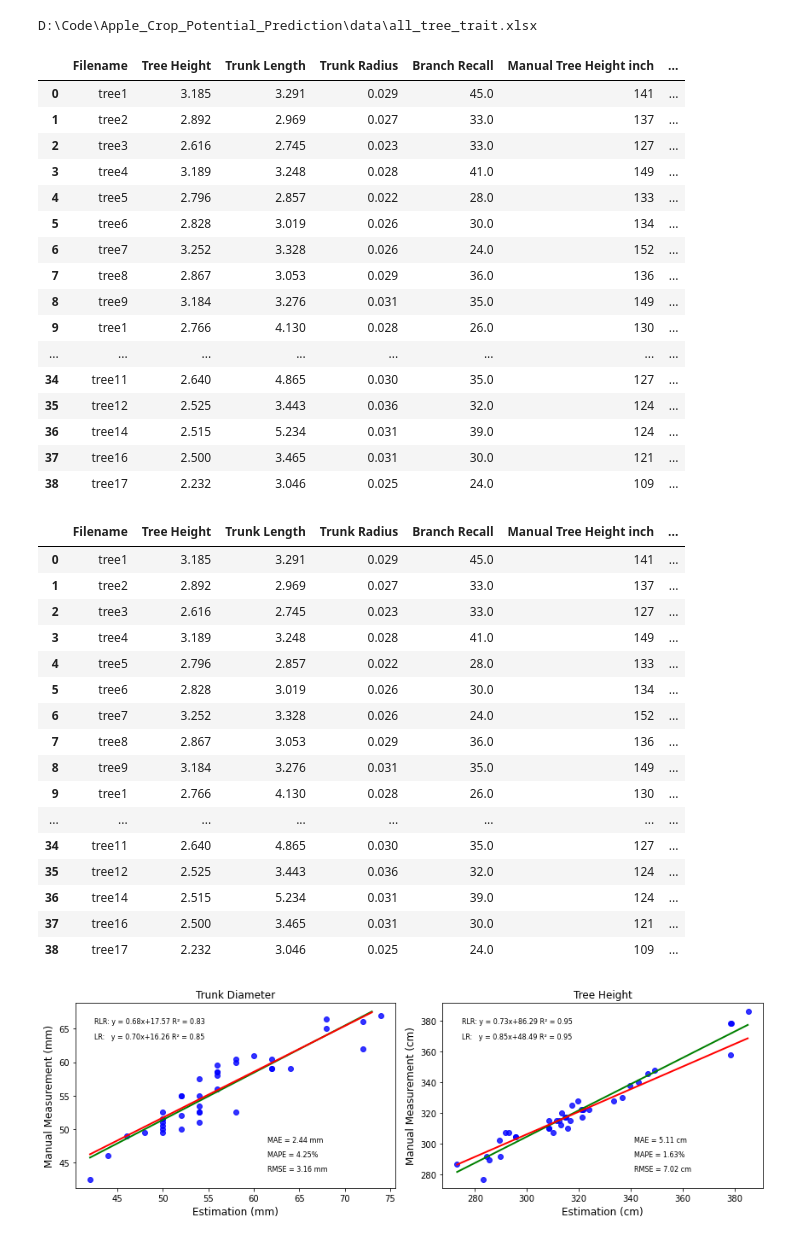
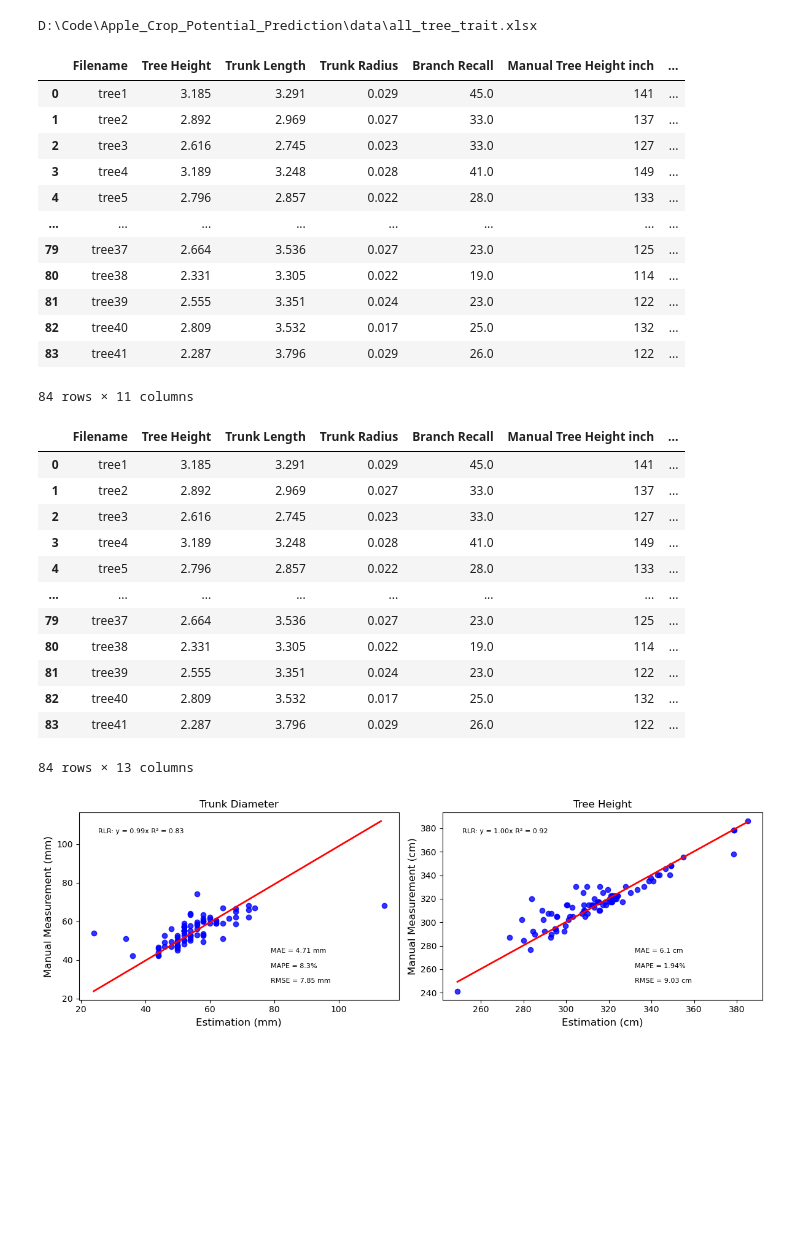
Before and after one commit to suptimq/AppleQSM, a Jupyter notebook: code/notebook/plot_tree_corr.ipynb, the cells around one changed output. Saved outputs shown, nothing was run; the diff lists cells and outputs as text; code cells hidden in the pictures; blank space fills up the shorter version.

```diff
--- a/code/notebook/plot_tree_corr.ipynb
+++ b/code/notebook/plot_tree_corr.ipynb
@@ -20,15 +23,13 @@ from utility import mean_absolute_percentage_error, simple_regplot, plot_linear_
 # %%
 excel_filename = 'all_tree_trait.xlsx'
-exp_id =  '.'
 data_folder = Path(r'D:\Code\Apple_Crop_Potential_Prediction\data')
-save_folder = data_folder / exp_id
-characterization_filepath = data_folder / exp_id / excel_filename
+characterization_filepath = data_folder / excel_filename
 save_folder.mkdir(exist_ok=True)
 print(characterization_filepath)
 # %% [output]
 D:\Code\Apple_Crop_Potential_Prediction\data\all_tree_trait.xlsx
 # %%
-measurement_df = pd.read_excel(characterization_filepath, sheet_name='Tree_Level_Traits_1')
+measurement_df = pd.read_excel(characterization_filepath, sheet_name='All')
 measurement_df
 # %% [output]
 |  | Filename | Tree Height | Trunk Length | Trunk Radius | Branch Recall | Manual Tree Height inch | ... |
@@ -37,17 +38,13 @@ measurement_df
 | 2 | tree3 | 2.616 | 2.745 | 0.023 | 33.0 | 127 | ... |
 | 3 | tree4 | 3.189 | 3.248 | 0.028 | 41.0 | 149 | ... |
 | 4 | tree5 | 2.796 | 2.857 | 0.022 | 28.0 | 133 | ... |
-| 5 | tree6 | 2.828 | 3.019 | 0.026 | 30.0 | 134 | ... |
-| 6 | tree7 | 3.252 | 3.328 | 0.026 | 24.0 | 152 | ... |
-| 7 | tree8 | 2.867 | 3.053 | 0.029 | 36.0 | 136 | ... |
-| 8 | tree9 | 3.184 | 3.276 | 0.031 | 35.0 | 149 | ... |
-| 9 | tree1 | 2.766 | 4.130 | 0.028 | 26.0 | 130 | ... |
 | ... | ... | ... | ... | ... | ... | ... | ... |
-| 34 | tree11 | 2.640 | 4.865 | 0.030 | 35.0 | 127 | ... |
-| 35 | tree12 | 2.525 | 3.443 | 0.036 | 32.0 | 124 | ... |
-| 36 | tree14 | 2.515 | 5.234 | 0.031 | 39.0 | 124 | ... |
-| 37 | tree16 | 2.500 | 3.465 | 0.031 | 30.0 | 121 | ... |
-| 38 | tree17 | 2.232 | 3.046 | 0.025 | 24.0 | 109 | ... |
+| 79 | tree37 | 2.664 | 3.536 | 0.027 | 23.0 | 125 | ... |
+| 80 | tree38 | 2.331 | 3.305 | 0.022 | 19.0 | 114 | ... |
+| 81 | tree39 | 2.555 | 3.351 | 0.024 | 23.0 | 122 | ... |
+| 82 | tree40 | 2.809 | 3.532 | 0.017 | 25.0 | 132 | ... |
+| 83 | tree41 | 2.287 | 3.796 | 0.029 | 26.0 | 122 | ... |
+84 rows × 11 columns
 # %%
 measurement_df['Tree Height Comp'] = measurement_df['Tree Height'] * 1e2 + 60
 measurement_df['Trunk Diameter'] = measurement_df['Trunk Radius'] * 1e3 * 2
@@ -59,62 +56,56 @@ measurement_df
 | 2 | tree3 | 2.616 | 2.745 | 0.023 | 33.0 | 127 | ... |
 | 3 | tree4 | 3.189 | 3.248 | 0.028 | 41.0 | 149 | ... |
 | 4 | tree5 | 2.796 | 2.857 | 0.022 | 28.0 | 133 | ... |
-| 5 | tree6 | 2.828 | 3.019 | 0.026 | 30.0 | 134 | ... |
-| 6 | tree7 | 3.252 | 3.328 | 0.026 | 24.0 | 152 | ... |
-| 7 | tree8 | 2.867 | 3.053 | 0.029 | 36.0 | 136 | ... |
-| 8 | tree9 | 3.184 | 3.276 | 0.031 | 35.0 | 149 | ... |
-| 9 | tree1 | 2.766 | 4.130 | 0.028 | 26.0 | 130 | ... |
 | ... | ... | ... | ... | ... | ... | ... | ... |
-| 34 | tree11 | 2.640 | 4.865 | 0.030 | 35.0 | 127 | ... |
-| 35 | tree12 | 2.525 | 3.443 | 0.036 | 32.0 | 124 | ... |
-| 36 | tree14 | 2.515 | 5.234 | 0.031 | 39.0 | 124 | ... |
-| 37 | tree16 | 2.500 | 3.465 | 0.031 | 30.0 | 121 | ... |
-| 38 | tree17 | 2.232 | 3.046 | 0.025 | 24.0 | 109 | ... |
+| 79 | tree37 | 2.664 | 3.536 | 0.027 | 23.0 | 125 | ... |
+| 80 | tree38 | 2.331 | 3.305 | 0.022 | 19.0 | 114 | ... |
+| 81 | tree39 | 2.555 | 3.351 | 0.024 | 23.0 | 122 | ... |
+| 82 | tree40 | 2.809 | 3.532 | 0.017 | 25.0 | 132 | ... |
+| 83 | tree41 | 2.287 | 3.796 | 0.029 | 26.0 | 122 | ... |
+84 rows × 13 columns
 # %%
-text_in_title_para = {'fontfamily': 'sans-serif', 'fontsize': 12, 'fontweight': 20}
-text_in_figure_para = {'fontfamily': 'sans-serif', 'fontsize': 8, 'fontweight': 20, 'horizontalalignment': 'left', 'verticalalignment': 'center'}
 fig, axes = plt.subplots(nrows=1, ncols=2, figsize=(12,4))
 
+ci = 95
 ax = axes[0]
 x_axis = 'Trunk Diameter' # 'Manual_Vertical_Crotch_Angle-Degree'
 y_axis = 'Diameter'  # 'Vertical_Croth_Angle-Degree'
 
-metrics = evaluation(measurement_df, x=x_axis, y=y_axis)
+metrics = evaluation(measurement_df, x=x_axis, y=y_axis, fit_intercept=False)
 lr_x, lr_y, lr_coef, lr_intercept, lr_score = metrics['LR']
 ransac_lr_x, ransac_lr_y, rlr_coef, rlr_intercept, rlr_score = metrics['RLR']
-sns.regplot(x=x_axis, y=y_axis, data=measurement_df, ci=None, fit_reg=False, robust=False, scatter_kws={"color": "blue"}, line_kws={"color": "red"}, ax=ax)
-ax.plot(lr_x, lr_y, color="green", linewidth=2, label="Linear regressor")
+sns.regplot(x=x_axis, y=y_axis, data=measurement_df, ci=ci, fit_reg=False, robust=False, scatter_kws={"color": "blue"}, line_kws={"color": "red"}, ax=ax)
+# ax.plot(lr_x, lr_y, color="green", linewidth=2, label="Linear regressor")
 ax.plot(ransac_lr_x, ransac_lr_y, color="red", linewidth=2, label="RANSAC regressor")
-ax.text(0.06, 0.9, f'RLR: y = {rlr_coef[0][0]:.2f}x+{rlr_intercept[0]:.2f} R\u00b2 = 0.83', **text_in_figure_para, transform=ax.transAxes)
-ax.text(0.06, 0.82, f'LR:   y = {lr_coef[0][0]:.2f}x+{lr_intercept[0]:.2f} R\u00b2 = {lr_score:.2f}', **text_in_figure_para, transform=ax.transAxes)
+ax.text(0.06, 0.9, f'RLR: y = {rlr_coef[0]:.2f}x R\u00b2 = 0.83', **text_in_figure_para, transform=ax.transAxes)
+# ax.text(0.06, 0.82, f'LR:   y = {lr_coef[0][0]:.2f}x R\u00b2 = {lr_score:.2f}', **text_in_figure_para, transform=ax.transAxes)
 ax.text(0.6, 0.26, f"MAE = {metrics['MAE']} mm", **text_in_figure_para, transform=ax.transAxes)
 ax.text(0.6, 0.18, f"MAPE = {metrics['MAPE']}%", **text_in_figure_para, transform=ax.transAxes)
 ax.text(0.6, 0.1, f"RMSE = {metrics['RMSE']} mm", **text_in_figure_para, transform=ax.transAxes)
 ax.set_title('Trunk Diameter', **text_in_title_para)
 ax.set_xlabel('Estimation (mm)', **text_in_title_para)
 ax.set_ylabel('Manual Measurement (mm)', **text_in_title_para)
 
 ax = axes[1]
 x_axis = 'Tree Height Comp' # 'Manual_Vertical_Crotch_Angle-Degree'
 y_axis = 'Manual Tree Height'  # 'Vertical_Croth_Angle-Degree'
 
-metrics = evaluation(measurement_df, x=x_axis, y=y_axis)
+metrics = evaluation(measurement_df, x=x_axis, y=y_axis, fit_intercept=False)
 lr_x, lr_y, lr_coef, lr_intercept, lr_score = metrics['LR']
 ransac_lr_x, ransac_lr_y, rlr_coef, rlr_intercept, rlr_score = metrics['RLR']
-sns.regplot(x=x_axis, y=y_axis, data=measurement_df, ci=None, fit_reg=False, robust=False, scatter_kws={"color": "blue"}, line_kws={"color": "red"}, ax=ax)
-ax.plot(lr_x, lr_y, color="green", linewidth=2, label="Linear regressor")
+sns.regplot(x=x_axis, y=y_axis, data=measurement_df, ci=ci, fit_reg=False, robust=False, scatter_kws={"color": "blue"}, line_kws={"color": "red"}, ax=ax)
+# ax.plot(lr_x, lr_y, color="green", linewidth=2, label="Linear regressor")
 ax.plot(ransac_lr_x, ransac_lr_y, color="red", linewidth=2, label="RANSAC regressor")
-ax.text(0.06, 0.9, f'RLR: y = {rlr_coef[0][0]:.2f}x+{rlr_intercept[0]:.2f} R\u00b2 = 0.95', **text_in_figure_para, transform=ax.transAxes)
-ax.text(0.06, 0.82, f'LR:   y = {lr_coef[0][0]:.2f}x+{lr_intercept[0]:.2f} R\u00b2 = {lr_score:.2f}', **text_in_figure_para, transform=ax.transAxes)
+ax.text(0.06, 0.9, f'RLR: y = {rlr_coef[0]:.2f}x R\u00b2 = 0.92', **text_in_figure_para, transform=ax.transAxes)
+# ax.text(0.06, 0.82, f'LR:   y = {lr_coef[0][0]:.2f}x R\u00b2 = {lr_score:.2f}', **text_in_figure_para, transform=ax.transAxes)
 ax.text(0.6, 0.26, f"MAE = {metrics['MAE']} cm", **text_in_figure_para, transform=ax.transAxes)
 ax.text(0.6, 0.18, f"MAPE = {metrics['MAPE']}%", **text_in_figure_para, transform=ax.transAxes)
 ax.text(0.6, 0.1, f"RMSE = {metrics['RMSE']} cm", **text_in_figure_para, transform=ax.transAxes)
 ax.set_title('Tree Height', **text_in_title_para)
 ax.set_xlabel('Estimation (cm)', **text_in_title_para)
 ax.set_ylabel('Manual Measurement (cm)', **text_in_title_para)
 
 fig.tight_layout()
-
-plt.savefig(str(save_folder / 'tree_trait_evaluation.png'), dpi=300)
+plt.savefig(str(data_folder / 'tree_trait_evaluation.png'), dpi=300)
 # %% [output]
-[figure, old version]
+[figure, new version]
```
Also changed, not shown: parts of 3 cells of this notebook, 3 other files.
